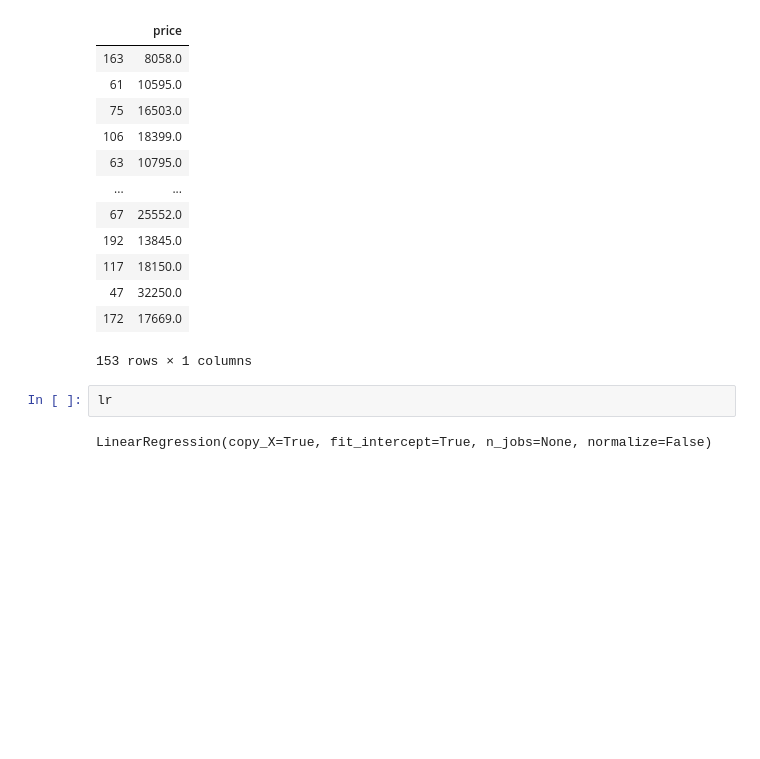
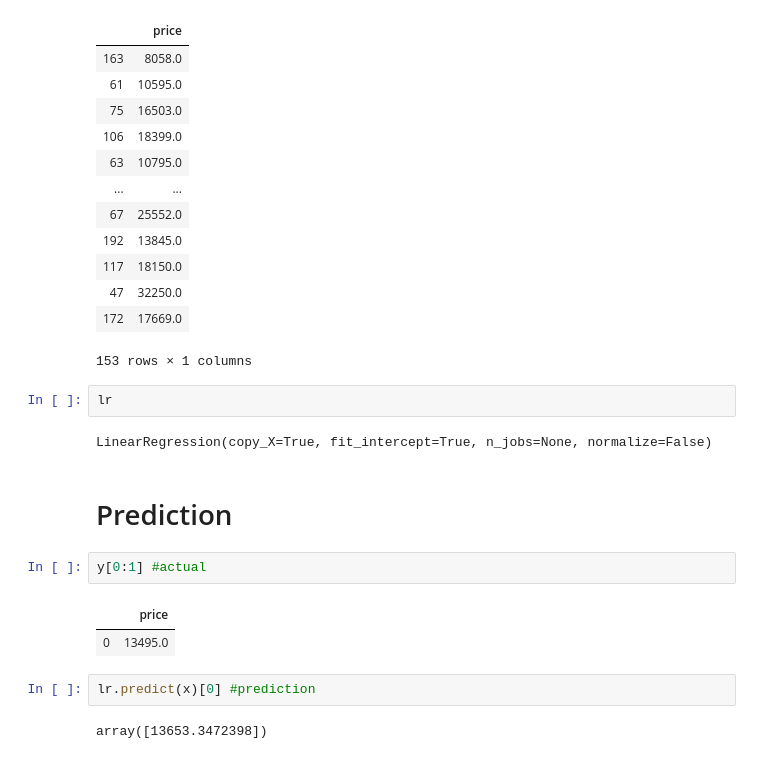
Before and after one commit to a-kravets/Lessons, a Jupyter notebook: Lesson2_SGD/Test6_sklearn.ipynb, the cells around one changed output. Cells and saved outputs as stored; diff of their text form; blank space fills up the shorter version.

Commit message:
adding prediction to sklearn linreg

```diff
--- a/Lesson2_SGD/Test6_sklearn.ipynb
+++ b/Lesson2_SGD/Test6_sklearn.ipynb
@@ -98,3 +93,14 @@ y_train
 lr
 # %% [output]
 LinearRegression(copy_X=True, fit_intercept=True, n_jobs=None, normalize=False)
+# %% [markdown]
+# Prediction
+# %%
+y[0:1] #actual
+# %% [output]
+|  | price |
+| 0 | 13495.0 |
+# %%
+lr.predict(x)[0] #prediction
+# %% [output]
+array([13653.3472398])
```
Also changed, not shown: parts of 5 cells of this notebook.
